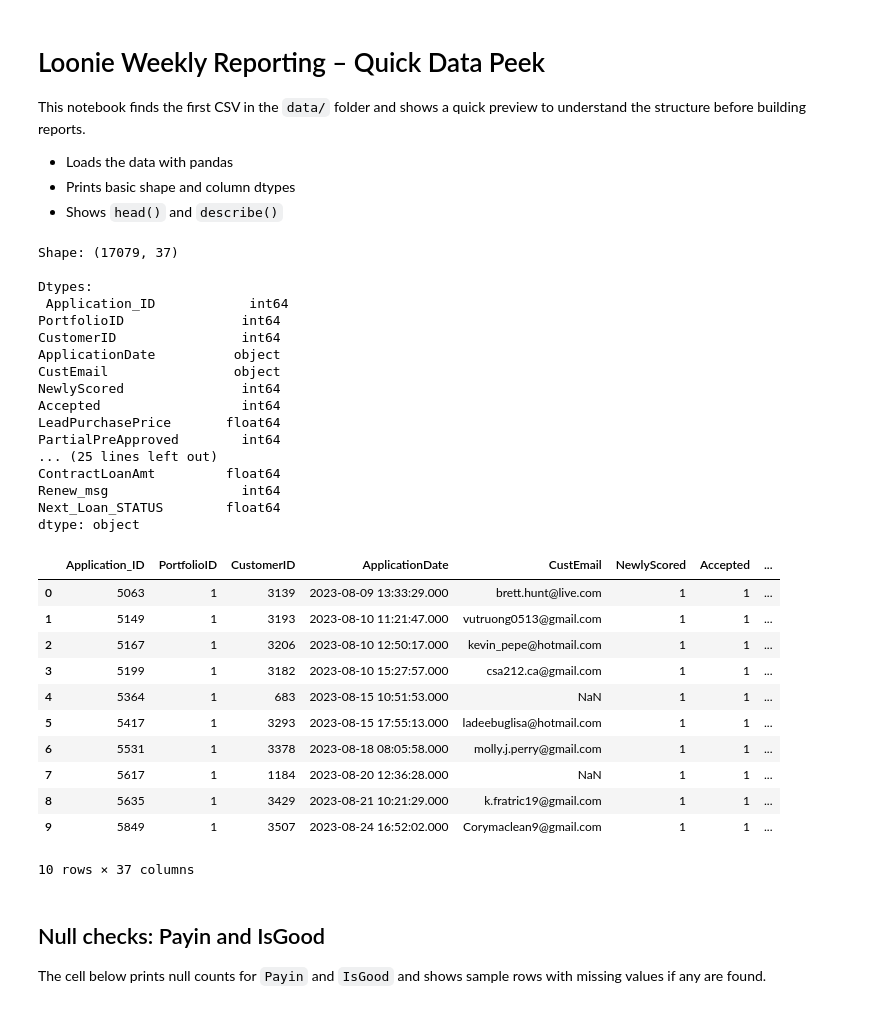
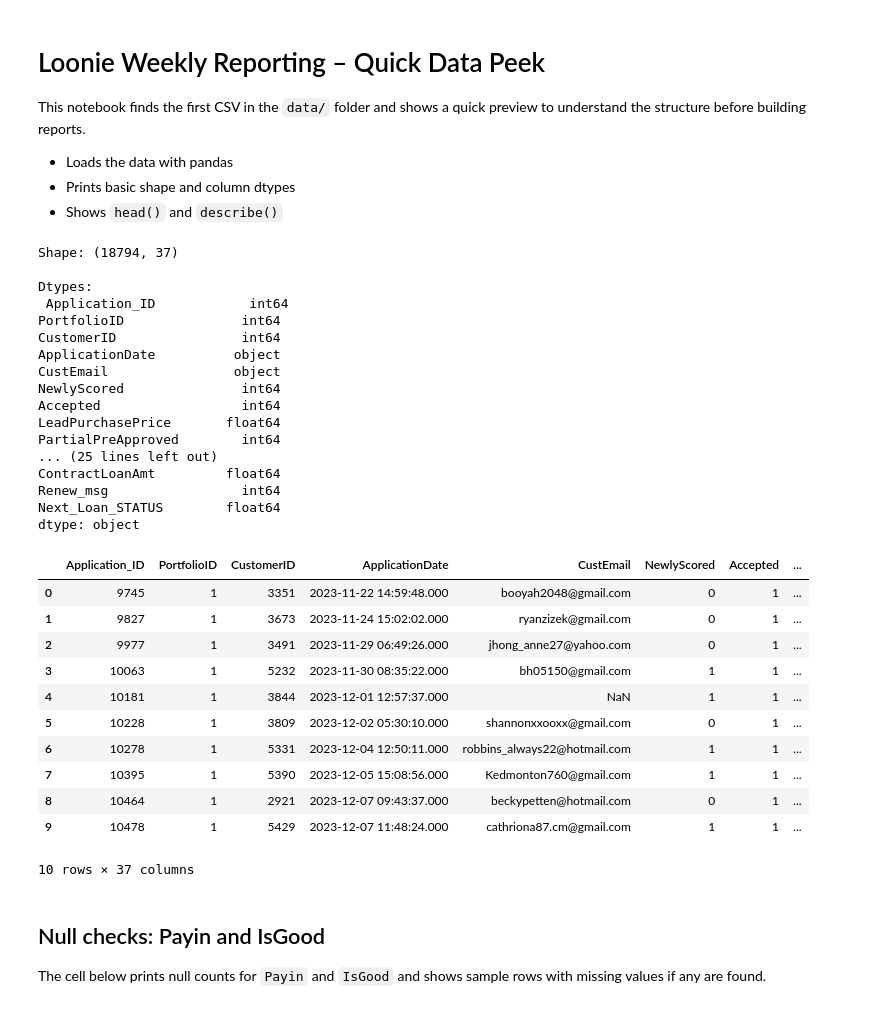
Before and after one commit to Junchen-concord/loonie_reporting, a Jupyter notebook: notebooks/01_quick_peek.ipynb, the cells around one changed output. Drawn from its saved outputs; the diff is of its cells as text; code cells hidden in the pictures.

```diff
--- a/notebooks/01_quick_peek.ipynb
+++ b/notebooks/01_quick_peek.ipynb
@@ -9,45 +9,45 @@ This notebook finds the first CSV in the `data/` folder and shows a quick previe
 # %%
 from pathlib import Path
 import pandas as pd
 
 # Load
-df = pd.read_csv('/Users/starsrain/2025_concord/loonie_reporting/data/1107_loonie_data.csv')
+df = pd.read_csv('/Users/starsrain/2025_concord/loonie_reporting/data/1216_loonie_data.csv')
 
 # Quick structure and peek
 
 print("\nShape:", df.shape)
 print("\nDtypes:\n", df.dtypes)
 
 display(df.head(10))
 # %% [output]
-Shape: (17079, 37)
+Shape: (18794, 37)
 
 Dtypes:
  Application_ID            int64
 PortfolioID               int64
 CustomerID                int64
 ApplicationDate          object
 CustEmail                object
 NewlyScored               int64
 Accepted                  int64
 LeadPurchasePrice       float64
 PartialPreApproved        int64
 ... (25 lines left out)
 ContractLoanAmt         float64
 Renew_msg                 int64
 Next_Loan_STATUS        float64
 dtype: object
 |  | Application_ID | PortfolioID | CustomerID | ApplicationDate | CustEmail | NewlyScored | Accepted | ... |
-| 0 | 5063 | 1 | 3139 | 2023-08-09 13:33:29.000 | brett.hunt@live.com | 1 | 1 | ... |
-| 1 | 5149 | 1 | 3193 | 2023-08-10 11:21:47.000 | vutruong0513@gmail.com | 1 | 1 | ... |
-| 2 | 5167 | 1 | 3206 | 2023-08-10 12:50:17.000 | kevin_pepe@hotmail.com | 1 | 1 | ... |
-| 3 | 5199 | 1 | 3182 | 2023-08-10 15:27:57.000 | csa212.ca@gmail.com | 1 | 1 | ... |
-| 4 | 5364 | 1 | 683 | 2023-08-15 10:51:53.000 | NaN | 1 | 1 | ... |
-| 5 | 5417 | 1 | 3293 | 2023-08-15 17:55:13.000 | ladeebuglisa@hotmail.com | 1 | 1 | ... |
-| 6 | 5531 | 1 | 3378 | 2023-08-18 08:05:58.000 | molly.j.perry@gmail.com | 1 | 1 | ... |
-| 7 | 5617 | 1 | 1184 | 2023-08-20 12:36:28.000 | NaN | 1 | 1 | ... |
-| 8 | 5635 | 1 | 3429 | 2023-08-21 10:21:29.000 | k.fratric19@gmail.com | 1 | 1 | ... |
-| 9 | 5849 | 1 | 3507 | 2023-08-24 16:52:02.000 | Corymaclean9@gmail.com | 1 | 1 | ... |
+| 0 | 9745 | 1 | 3351 | 2023-11-22 14:59:48.000 | booyah2048@gmail.com | 0 | 1 | ... |
+| 1 | 9827 | 1 | 3673 | 2023-11-24 15:02:02.000 | ryanzizek@gmail.com | 0 | 1 | ... |
+| 2 | 9977 | 1 | 3491 | 2023-11-29 06:49:26.000 | jhong_anne27@yahoo.com | 0 | 1 | ... |
+| 3 | 10063 | 1 | 5232 | 2023-11-30 08:35:22.000 | bh05150@gmail.com | 1 | 1 | ... |
+| 4 | 10181 | 1 | 3844 | 2023-12-01 12:57:37.000 | NaN | 1 | 1 | ... |
+| 5 | 10228 | 1 | 3809 | 2023-12-02 05:30:10.000 | shannonxxooxx@gmail.com | 0 | 1 | ... |
+| 6 | 10278 | 1 | 5331 | 2023-12-04 12:50:11.000 | robbins_always22@hotmail.com | 1 | 1 | ... |
+| 7 | 10395 | 1 | 5390 | 2023-12-05 15:08:56.000 | Kedmonton760@gmail.com | 1 | 1 | ... |
+| 8 | 10464 | 1 | 2921 | 2023-12-07 09:43:37.000 | beckypetten@hotmail.com | 0 | 1 | ... |
+| 9 | 10478 | 1 | 5429 | 2023-12-07 11:48:24.000 | cathriona87.cm@gmail.com | 1 | 1 | ... |
 10 rows × 37 columns
 # %%
 # Column-specific validity masks
```
Also changed, not shown: parts of 4 cells of this notebook.
